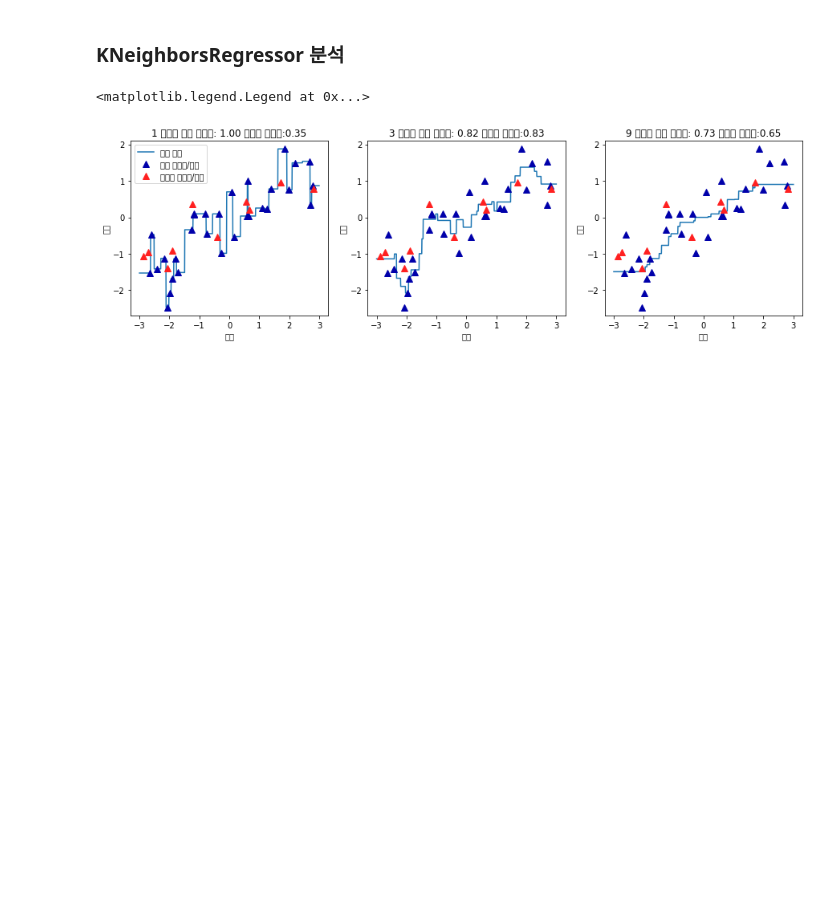
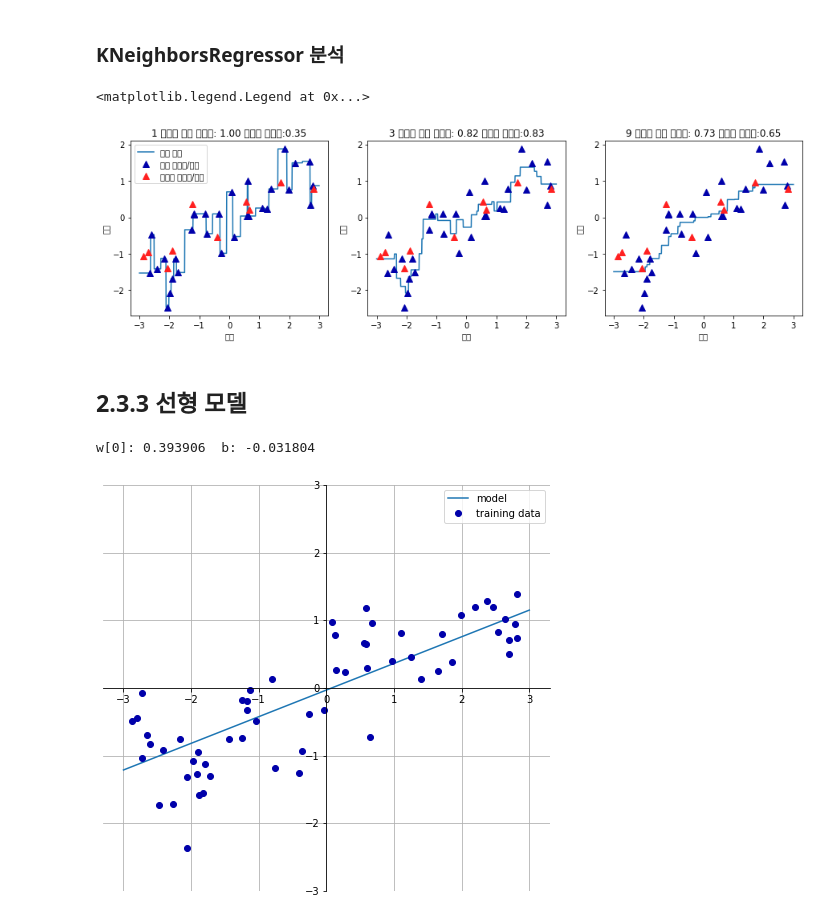
Before and after one commit to yeonseocho/Introduce-to-Machine-Learning-with-Python, a Jupyter notebook: 02. 지도 학습/2.3 지도 학습 알고리즘.ipynb, the cells around one changed output. Cells and saved outputs as stored; diff of their text form; code cells hidden in the pictures; blank space fills up the shorter version.

```diff
--- a/02. 지도 학습/2.3 지도 학습 알고리즘.ipynb
+++ b/02. 지도 학습/2.3 지도 학습 알고리즘.ipynb
@@ -240,3 +240,10 @@ axes[0].legend(["모델 예측", "훈련 데이터/타깃",
 # %% [output]
 <matplotlib.legend.Legend at 0x...>
 [figure]
+# %% [markdown]
+## 2.3.3 선형 모델
+# %%
+mglearn.plots.plot_linear_regression_wave()
+# %% [output]
+w[0]: 0.393906  b: -0.031804
+[figure, added]
```
